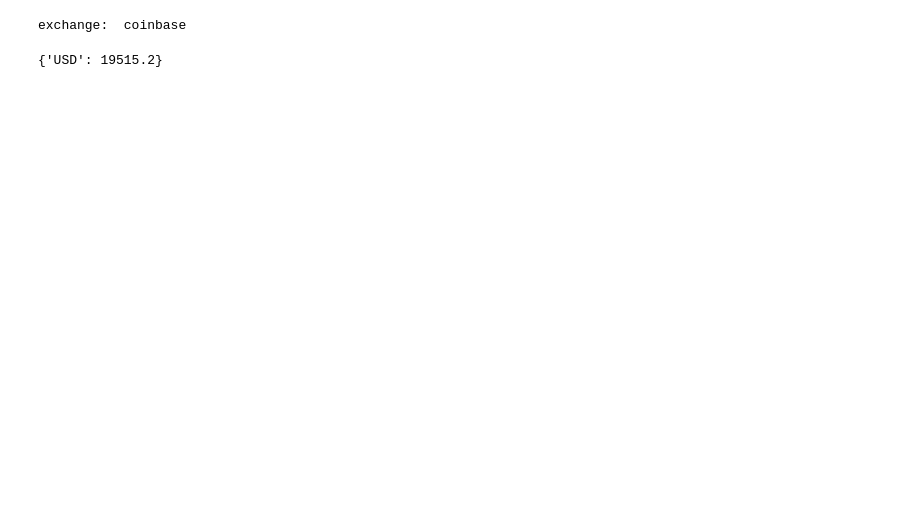
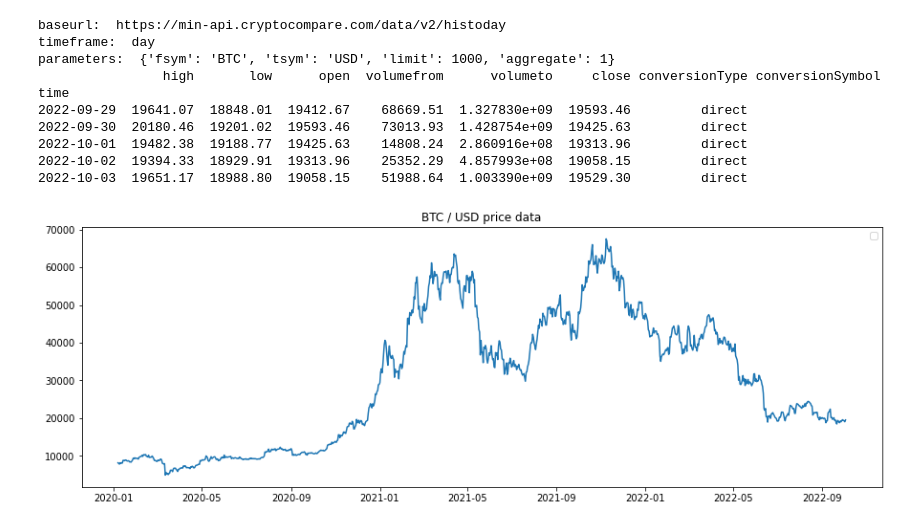
Before and after one commit to George-Koumellis/Bitcoin-buy-or-sell-kaggle, a Jupyter notebook: notebookf2c3c98872.ipynb, the cells around one changed output. Saved outputs shown, nothing was run; the diff lists cells and outputs as text; code cells hidden in the pictures; blank space fills up the shorter version.

Commit message:
Kaggle Notebook | bitcoin-usd | Version 7

```diff
--- a/notebookf2c3c98872.ipynb
+++ b/notebookf2c3c98872.ipynb
@@ -6,11 +6,8 @@ from datetime import datetime
 # pretty printing of pandas dataframe
 pd.set_option('expand_frame_repr', False)
 
-# Get current price data
+# GET CURRENT PRICE DATA
 def get_current_data(from_sym='BTC', to_sym='USD', exchange=''):
-    '''
-    Gets bitcoin to dollars api from cryptcompare and the response comes as a json file
-    '''
     url = 'https://min-api.cryptocompare.com/data/price'
 
     parameters = {'fsym': from_sym,
@@ -25,9 +22,3 @@ def get_current_data(from_sym='BTC', to_sym='USD', exchange=''):
     data = response.json()
 
     return data
-
-
-get_current_data('BTC','USD','coinbase')
-# %% [output]
-exchange:  coinbase
-{'USD': 19515.2}
@@ -33,0 +49,50 @@ exchange:  coinbase
+# %%
+def data_to_dataframe(data):
+    #data from json is in array of dictionaries
+    df = pd.DataFrame.from_dict(data)
+
+    # time is stored as an epoch, we need normal dates
+    df['time'] = pd.to_datetime(df['time'], unit='s')
+    df.set_index('time', inplace=True)
+    print(df.tail())
+
+    return df
+# %%
+def plot_data(df, cryptocurrency, target_currency):
+    # got his warning because combining matplotlib
+    # and time in pandas converted from epoch to normal date
+    # To register the converters:
+    # 	>>> from pandas.plotting import register_matplotlib_converters
+    # 	>>> register_matplotlib_converters()
+    #  warnings.warn(msg, FutureWarning)
+
+    from pandas.plotting import register_matplotlib_converters
+    register_matplotlib_converters()
+
+    plt.figure(figsize=(15,5))
+    plt.title('{} / {} price data'.format(cryptocurrency, target_currency))
+    plt.plot(df.index, df.close)
+    plt.legend()
+    plt.show()
+
+    return None
+# %%
+cryptocurrency = 'BTC'
+target_currency = 'USD'
+
+data = get_hist_data(cryptocurrency, target_currency, 'day', 1000)
+df = data_to_dataframe(data)
+
+plot_data(df, cryptocurrency, target_currency)
+# %% [output]
+baseurl:  https://min-api.cryptocompare.com/data/v2/histoday
+timeframe:  day
+parameters:  {'fsym': 'BTC', 'tsym': 'USD', 'limit': 1000, 'aggregate': 1}
+                high       low      open  volumefrom      volumeto     close conversionType conversionSymbol
+time
+2022-09-29  19641.07  18848.01  19412.67    68669.51  1.327830e+09  19593.46         direct
+2022-09-30  20180.46  19201.02  19593.46    73013.93  1.428754e+09  19425.63         direct
+2022-10-01  19482.38  19188.77  19425.63    14808.24  2.860916e+08  19313.96         direct
+2022-10-02  19394.33  18929.91  19313.96    25352.29  4.857993e+08  19058.15         direct
+2022-10-03  19651.17  18988.80  19058.15    51988.64  1.003390e+09  19529.30         direct
+[figure, added]
```
Also changed, not shown: parts of 1 cell of this notebook.
